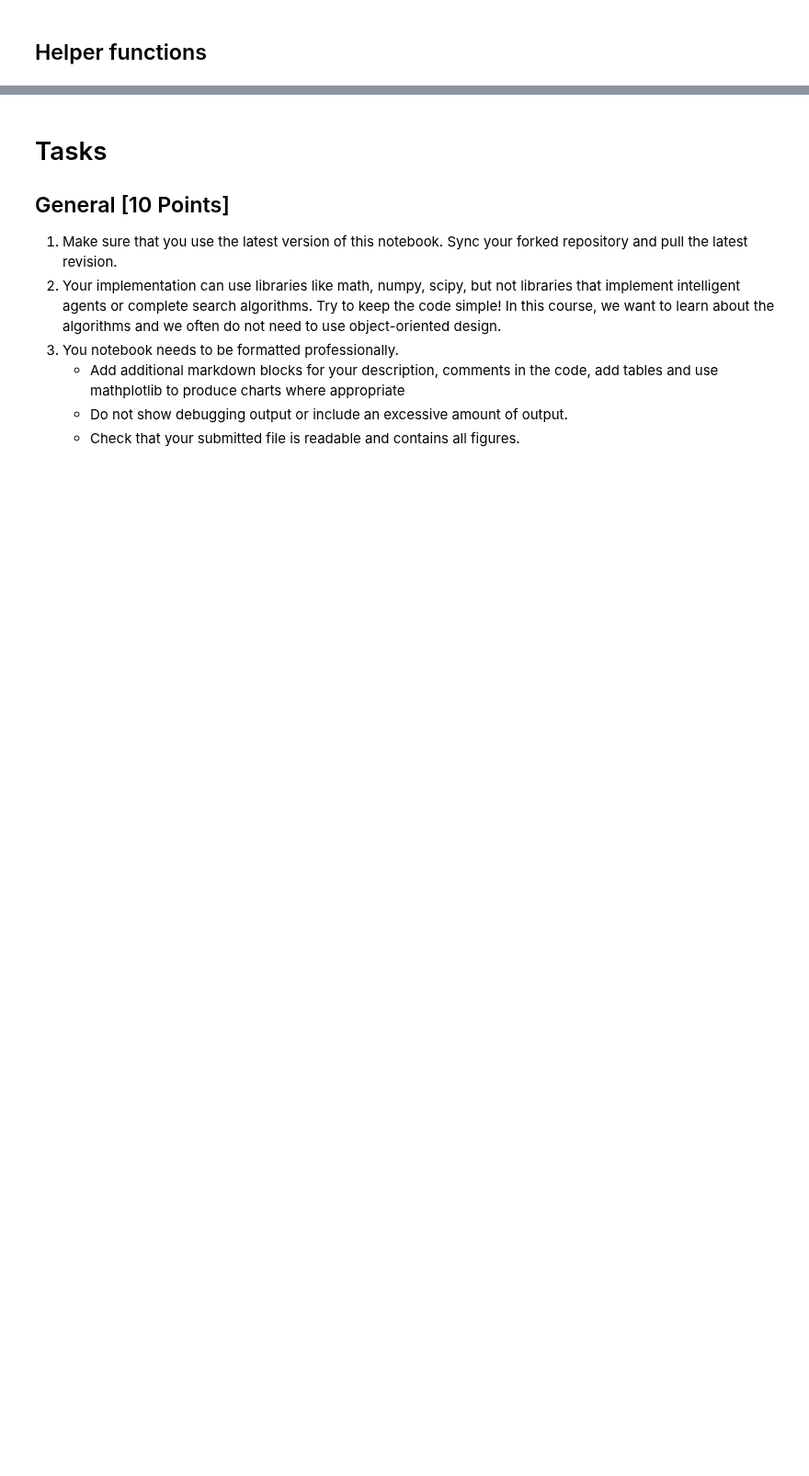
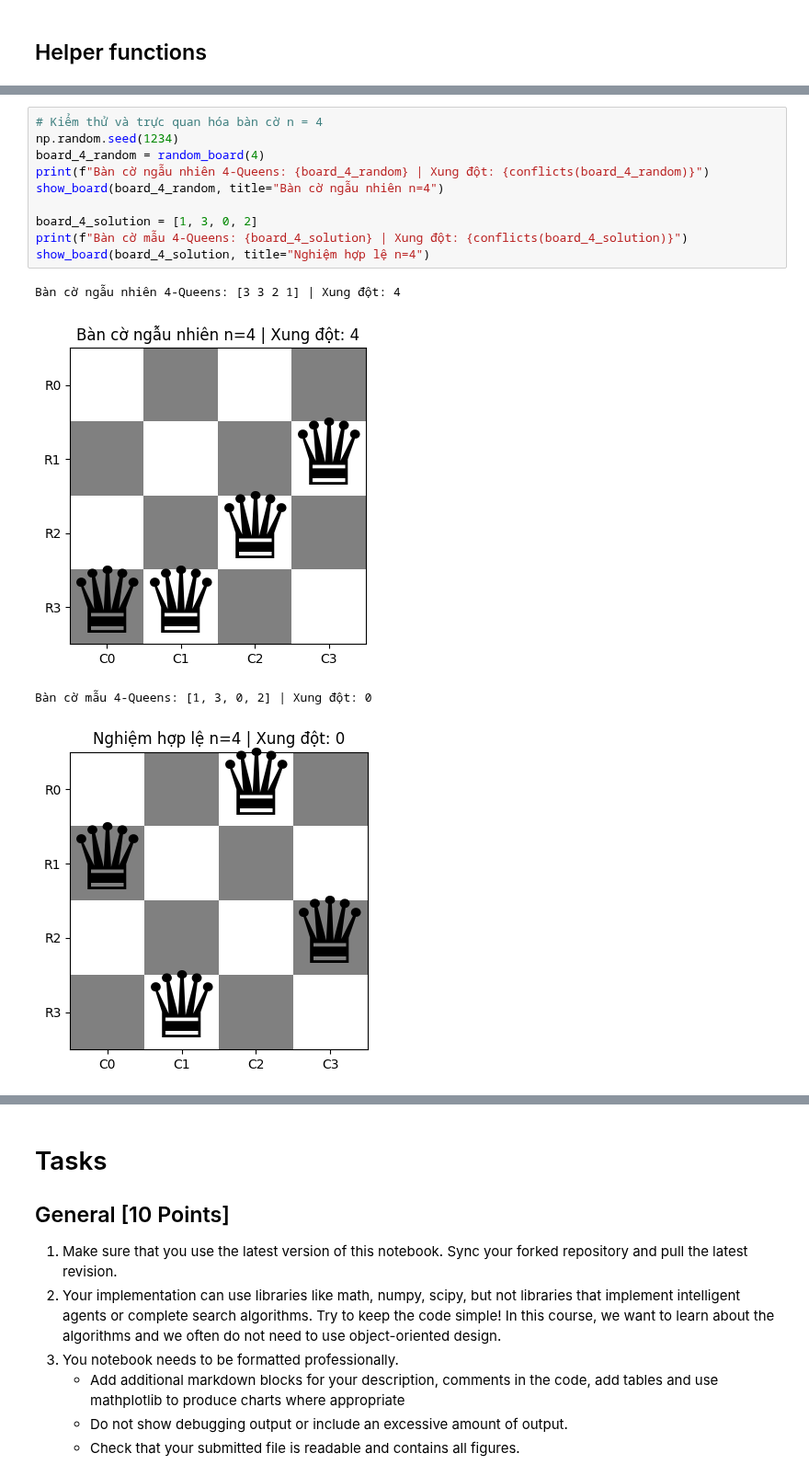
Before and after one commit to minhhailtv6a1/Team_Project_TTNTNC_2025_2026, a Jupyter notebook: lab04 - csp/n_queens.ipynb, the cells around one changed output, grey strips where cells are left out. Shown at 92% size. Saved outputs shown, nothing was run; the diff lists cells and outputs as text; blank space fills up the shorter version.

Commit message:
hoàn thành task 1-5 N-queens (lab 04)

```diff
--- a/lab04 - csp/n_queens.ipynb
+++ b/lab04 - csp/n_queens.ipynb
@@ -134,0 +140,15 @@ Board with 0 conflicts.
+# %%
+# Kiểm thử và trực quan hóa bàn cờ n = 4
+np.random.seed(1234)
+board_4_random = random_board(4)
+print(f"Bàn cờ ngẫu nhiên 4-Queens: {board_4_random} | Xung đột: {conflicts(board_4_random)}")
+show_board(board_4_random, title="Bàn cờ ngẫu nhiên n=4")
+
+board_4_solution = [1, 3, 0, 2]
+print(f"Bàn cờ mẫu 4-Queens: {board_4_solution} | Xung đột: {conflicts(board_4_solution)}")
+show_board(board_4_solution, title="Nghiệm hợp lệ n=4")
+# %% [output]
+Bàn cờ ngẫu nhiên 4-Queens: [3 3 2 1] | Xung đột: 4
+[figure, added]
+Bàn cờ mẫu 4-Queens: [1, 3, 0, 2] | Xung đột: 0
+[figure, added]
```
Also changed, not shown: parts of 35 cells of this notebook.
